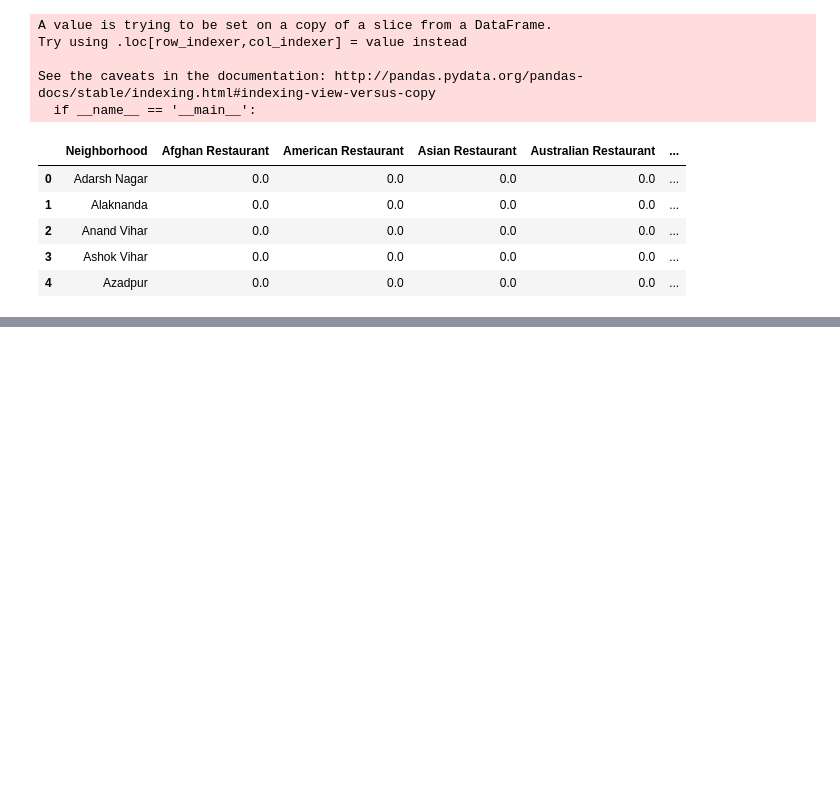
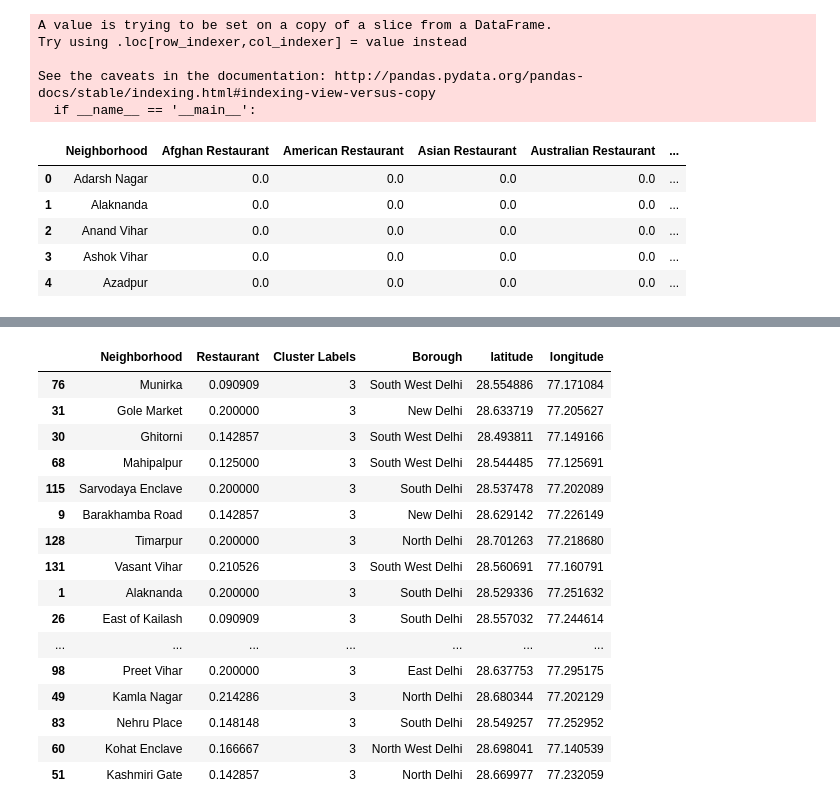
Before and after one commit to GaurvJoshi/Coursera-Capstone, a Jupyter notebook: Capstone_Final.ipynb, the cells around one changed output, grey strips where cells are left out. Saved outputs shown, nothing was run; the diff lists cells and outputs as text; code cells hidden in the pictures; blank space fills up the shorter version.

```diff
--- a/Capstone_Final.ipynb
+++ b/Capstone_Final.ipynb
@@ -285,0 +410,20 @@ kmeans.labels_[0:10]
+# %%
+res_merged.loc[res_merged['Cluster Labels'] == 3]
+# %% [output]
+|  | Neighborhood | Restaurant | Cluster Labels | Borough | latitude | longitude |
+| 76 | Munirka | 0.090909 | 3 | South West Delhi | 28.554886 | 77.171084 |
+| 31 | Gole Market | 0.200000 | 3 | New Delhi | 28.633719 | 77.205627 |
+| 30 | Ghitorni | 0.142857 | 3 | South West Delhi | 28.493811 | 77.149166 |
+| 68 | Mahipalpur | 0.125000 | 3 | South West Delhi | 28.544485 | 77.125691 |
+| 115 | Sarvodaya Enclave | 0.200000 | 3 | South Delhi | 28.537478 | 77.202089 |
+| 9 | Barakhamba Road | 0.142857 | 3 | New Delhi | 28.629142 | 77.226149 |
+| 128 | Timarpur | 0.200000 | 3 | North Delhi | 28.701263 | 77.218680 |
+| 131 | Vasant Vihar | 0.210526 | 3 | South West Delhi | 28.560691 | 77.160791 |
+| 1 | Alaknanda | 0.200000 | 3 | South Delhi | 28.529336 | 77.251632 |
+| 26 | East of Kailash | 0.090909 | 3 | South Delhi | 28.557032 | 77.244614 |
+| ... | ... | ... | ... | ... | ... | ... |
+| 98 | Preet Vihar | 0.200000 | 3 | East Delhi | 28.637753 | 77.295175 |
+| 49 | Kamla Nagar | 0.214286 | 3 | North Delhi | 28.680344 | 77.202129 |
+| 83 | Nehru Place | 0.148148 | 3 | South Delhi | 28.549257 | 77.252952 |
+| 60 | Kohat Enclave | 0.166667 | 3 | North West Delhi | 28.698041 | 77.140539 |
+| 51 | Kashmiri Gate | 0.142857 | 3 | North Delhi | 28.669977 | 77.232059 |
```
Also changed, not shown: parts of 11 cells of this notebook.
